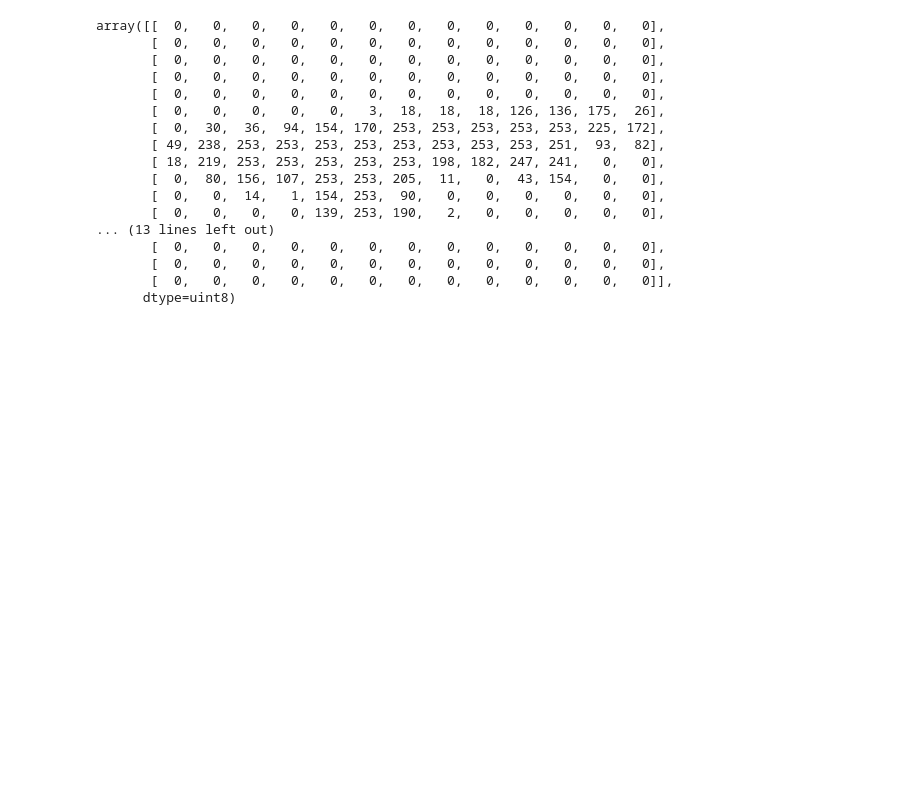
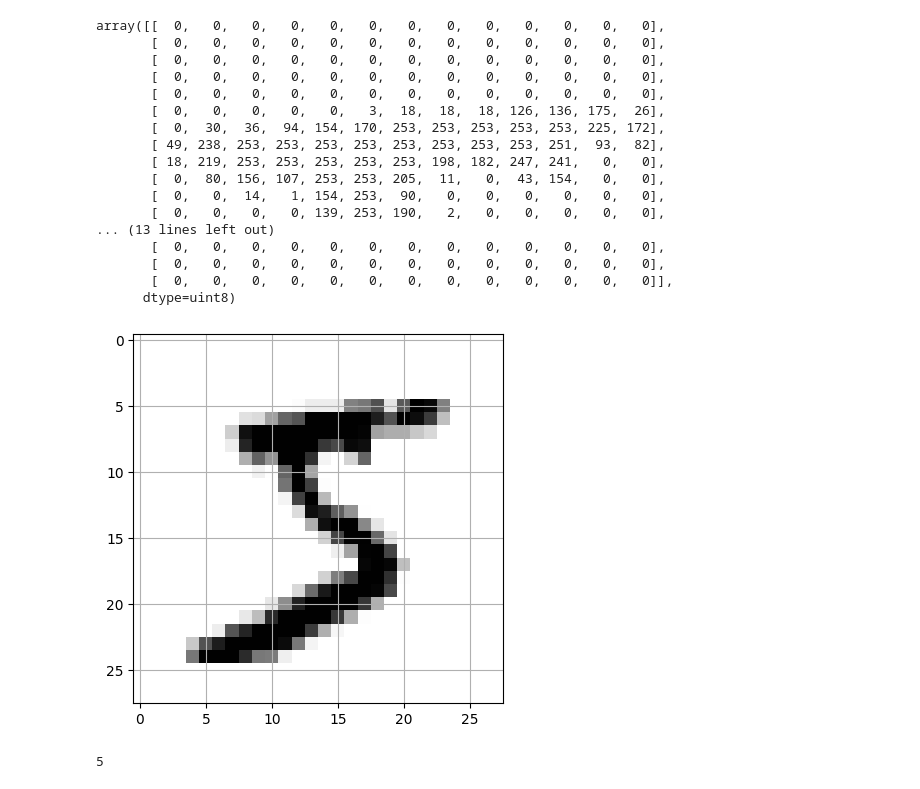
Before and after one commit to kunimpan/ocr-engine-python, a Jupyter notebook: cnn_digit.ipynb, the cells around one changed output. Cells and saved outputs as stored; diff of their text form; code cells hidden in the pictures; blank space fills up the shorter version.

```diff
--- a/cnn_digit.ipynb
+++ b/cnn_digit.ipynb
@@ -56,3 +63,19 @@ array([[  0,   0,   0,   0,   0,   0,   0,   0,   0,   0,   0,   0,   0],
        [  0,   0,   0,   0,   0,   0,   0,   0,   0,   0,   0,   0,   0],
        [  0,   0,   0,   0,   0,   0,   0,   0,   0,   0,   0,   0,   0]],
       dtype=uint8)
+# %%
+import matplotlib.pyplot as plt
+
+idx = 0
+img = X_train[idx]                  # image at index
+plt.imshow(img, cmap=plt.cm.gray_r) # actutal BG is black (invert)
+#plt.imshow(img, cmap=plt.cm.gray)
+
+plt.grid()
+plt.show()
+# %% [output]
+[figure, added]
+# %%
+y_train[idx] # class (เลขอะไร)
+# %% [output]
+5
```
Also changed, not shown: parts of 40 cells of this notebook, 40 other files.
